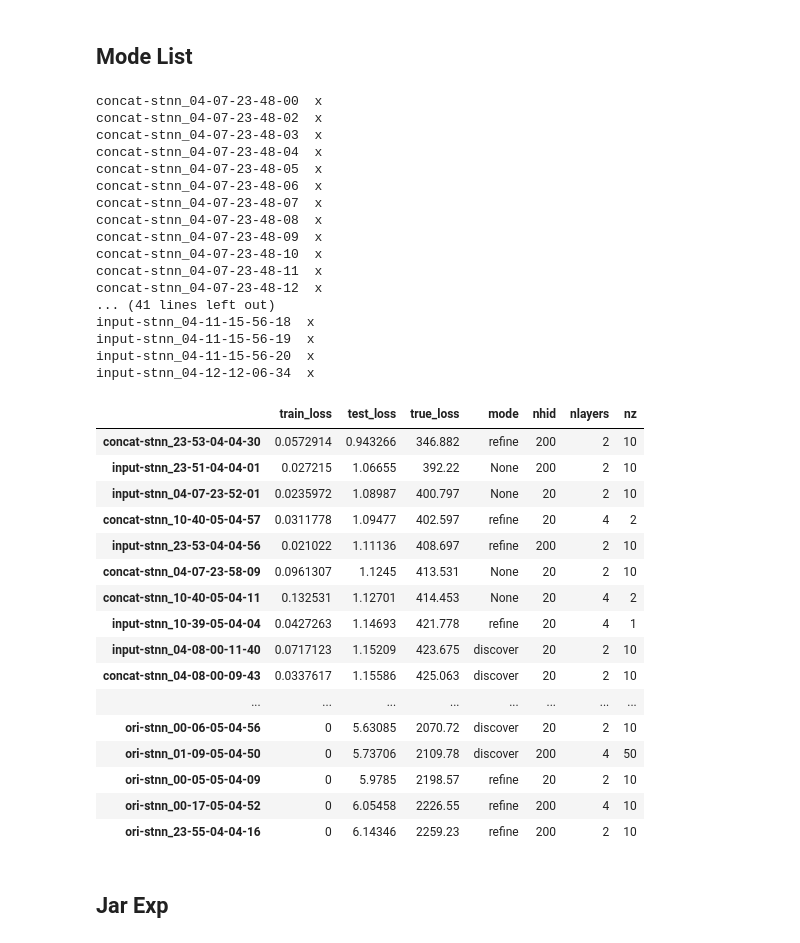
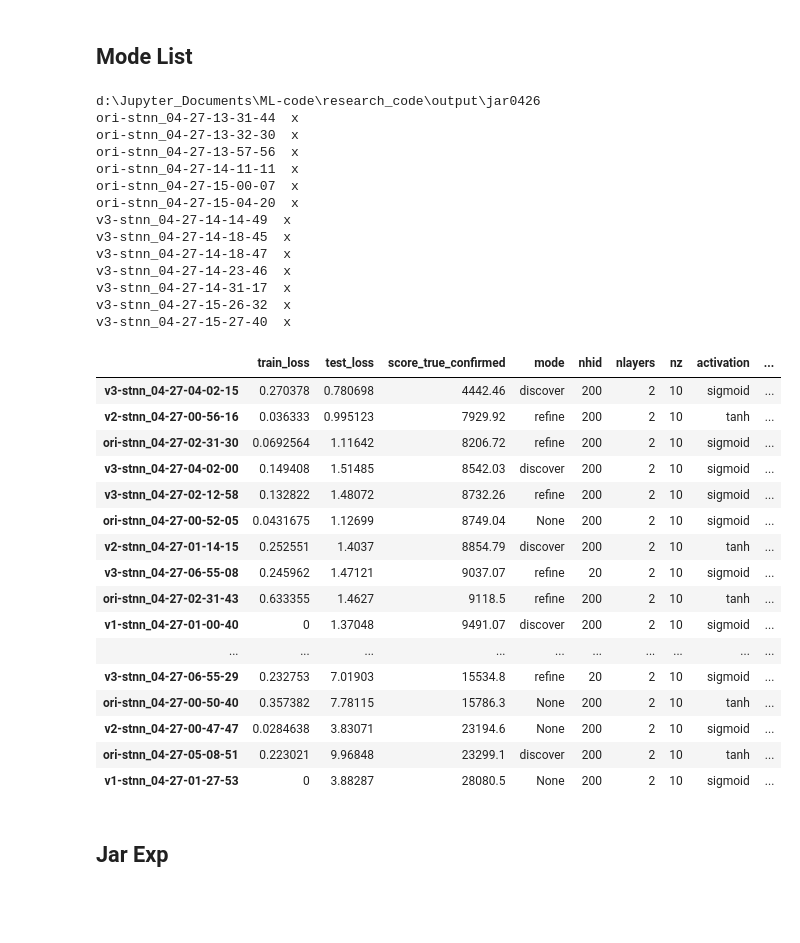
Before and after one commit to wtding1998/RNN_nCov, a Jupyter notebook: disease_analysis.ipynb, the cells around one changed output. Cells and saved outputs as stored; diff of their text form; code cells hidden in the pictures; blank space fills up the shorter version.

```diff
--- a/disease_analysis.ipynb
+++ b/disease_analysis.ipynb
@@ -35,47 +35,45 @@ plt.colorbar()
 # %% [markdown]
 ## Mode List
 # %%
-jar_folder = os.path.abspath(os.path.join(os.getcwd(), '..', 'output', 'jar'))
+jar_folder = os.path.abspath(os.path.join(os.getcwd(), '..', 'output', 'jar0426'))
+print(jar_folder)
 jar_result = result.Printer(jar_folder)
 pd.options.display.max_rows = None
 # a = jar_result.get_df(col=['train_loss', 'test_loss', 'mode']).sort_values('test_loss', ascending=True)
-jar_df = jar_result.get_df(col=['train_loss', 'test_loss', 'true_loss', 'mode', 'nhid', 'nlayers', 'nz']).sort_values('test_loss', ascending=True)
+jar_df = jar_result.get_df(col=['train_loss', 'test_loss', 'score_true_confirmed', 'mode', 'nhid', 'nlayers', 'nz', 'activation']).sort_values('score_true_confirmed', ascending=True)
 jar_df
 # %% [output]
-concat-stnn_04-07-23-48-00  x
-concat-stnn_04-07-23-48-02  x
-concat-stnn_04-07-23-48-03  x
-concat-stnn_04-07-23-48-04  x
-concat-stnn_04-07-23-48-05  x
-concat-stnn_04-07-23-48-06  x
-concat-stnn_04-07-23-48-07  x
-concat-stnn_04-07-23-48-08  x
-concat-stnn_04-07-23-48-09  x
-concat-stnn_04-07-23-48-10  x
-concat-stnn_04-07-23-48-11  x
-concat-stnn_04-07-23-48-12  x
-... (41 lines left out)
-input-stnn_04-11-15-56-18  x
-input-stnn_04-11-15-56-19  x
-input-stnn_04-11-15-56-20  x
-input-stnn_04-12-12-06-34  x
+d:\Jupyter_Documents\ML-code\research_code\output\jar0426
+ori-stnn_04-27-13-31-44  x
+ori-stnn_04-27-13-32-30  x
+ori-stnn_04-27-13-57-56  x
+ori-stnn_04-27-14-11-11  x
+ori-stnn_04-27-15-00-07  x
+ori-stnn_04-27-15-04-20  x
+v3-stnn_04-27-14-14-49  x
+v3-stnn_04-27-14-18-45  x
+v3-stnn_04-27-14-18-47  x
+v3-stnn_04-27-14-23-46  x
+v3-stnn_04-27-14-31-17  x
+v3-stnn_04-27-15-26-32  x
+v3-stnn_04-27-15-27-40  x
-|  | train_loss | test_loss | true_loss | mode | nhid | nlayers | nz |
-| concat-stnn_23-53-04-04-30 | 0.0572914 | 0.943266 | 346.882 | refine | 200 | 2 | 10 |
-| input-stnn_23-51-04-04-01 | 0.027215 | 1.06655 | 392.22 | None | 200 | 2 | 10 |
-| input-stnn_04-07-23-52-01 | 0.0235972 | 1.08987 | 400.797 | None | 20 | 2 | 10 |
-| concat-stnn_10-40-05-04-57 | 0.0311778 | 1.09477 | 402.597 | refine | 20 | 4 | 2 |
-| input-stnn_23-53-04-04-56 | 0.021022 | 1.11136 | 408.697 | refine | 200 | 2 | 10 |
-| concat-stnn_04-07-23-58-09 | 0.0961307 | 1.1245 | 413.531 | None | 20 | 2 | 10 |
-| concat-stnn_10-40-05-04-11 | 0.132531 | 1.12701 | 414.453 | None | 20 | 4 | 2 |
-| input-stnn_10-39-05-04-04 | 0.0427263 | 1.14693 | 421.778 | refine | 20 | 4 | 1 |
-| input-stnn_04-08-00-11-40 | 0.0717123 | 1.15209 | 423.675 | discover | 20 | 2 | 10 |
-| concat-stnn_04-08-00-09-43 | 0.0337617 | 1.15586 | 425.063 | discover | 20 | 2 | 10 |
-| ... | ... | ... | ... | ... | ... | ... | ... |
-| ori-stnn_00-06-05-04-56 | 0 | 5.63085 | 2070.72 | discover | 20 | 2 | 10 |
-| ori-stnn_01-09-05-04-50 | 0 | 5.73706 | 2109.78 | discover | 200 | 4 | 50 |
-| ori-stnn_00-05-05-04-09 | 0 | 5.9785 | 2198.57 | refine | 20 | 2 | 10 |
-| ori-stnn_00-17-05-04-52 | 0 | 6.05458 | 2226.55 | refine | 200 | 4 | 10 |
-| ori-stnn_23-55-04-04-16 | 0 | 6.14346 | 2259.23 | refine | 200 | 2 | 10 |
+|  | train_loss | test_loss | score_true_confirmed | mode | nhid | nlayers | nz | activation | ... |
+| v3-stnn_04-27-04-02-15 | 0.270378 | 0.780698 | 4442.46 | discover | 200 | 2 | 10 | sigmoid | ... |
+| v2-stnn_04-27-00-56-16 | 0.036333 | 0.995123 | 7929.92 | refine | 200 | 2 | 10 | tanh | ... |
+| ori-stnn_04-27-02-31-30 | 0.0692564 | 1.11642 | 8206.72 | refine | 200 | 2 | 10 | sigmoid | ... |
+| v3-stnn_04-27-04-02-00 | 0.149408 | 1.51485 | 8542.03 | discover | 200 | 2 | 10 | sigmoid | ... |
+| v3-stnn_04-27-02-12-58 | 0.132822 | 1.48072 | 8732.26 | refine | 200 | 2 | 10 | sigmoid | ... |
+| ori-stnn_04-27-00-52-05 | 0.0431675 | 1.12699 | 8749.04 | None | 200 | 2 | 10 | sigmoid | ... |
+| v2-stnn_04-27-01-14-15 | 0.252551 | 1.4037 | 8854.79 | discover | 200 | 2 | 10 | tanh | ... |
+| v3-stnn_04-27-06-55-08 | 0.245962 | 1.47121 | 9037.07 | refine | 20 | 2 | 10 | sigmoid | ... |
+| ori-stnn_04-27-02-31-43 | 0.633355 | 1.4627 | 9118.5 | refine | 200 | 2 | 10 | tanh | ... |
+| v1-stnn_04-27-01-00-40 | 0 | 1.37048 | 9491.07 | discover | 200 | 2 | 10 | sigmoid | ... |
+| ... | ... | ... | ... | ... | ... | ... | ... | ... | ... |
+| v3-stnn_04-27-06-55-29 | 0.232753 | 7.01903 | 15534.8 | refine | 20 | 2 | 10 | sigmoid | ... |
+| ori-stnn_04-27-00-50-40 | 0.357382 | 7.78115 | 15786.3 | None | 200 | 2 | 10 | tanh | ... |
+| v2-stnn_04-27-00-47-47 | 0.0284638 | 3.83071 | 23194.6 | None | 200 | 2 | 10 | sigmoid | ... |
+| ori-stnn_04-27-05-08-51 | 0.223021 | 9.96848 | 23299.1 | discover | 200 | 2 | 10 | tanh | ... |
+| v1-stnn_04-27-01-27-53 | 0 | 3.88287 | 28080.5 | None | 200 | 2 | 10 | sigmoid | ... |
 # %% [markdown]
 ## Jar Exp
 # %%
```
Also changed, not shown: 1 other file.
